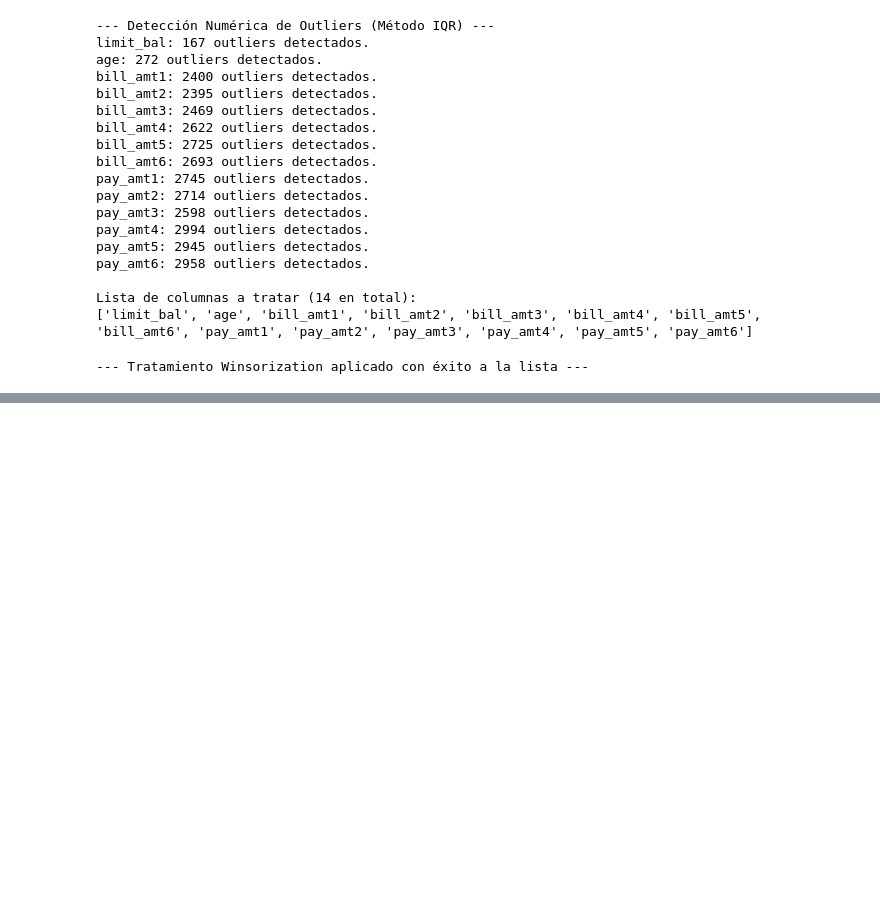
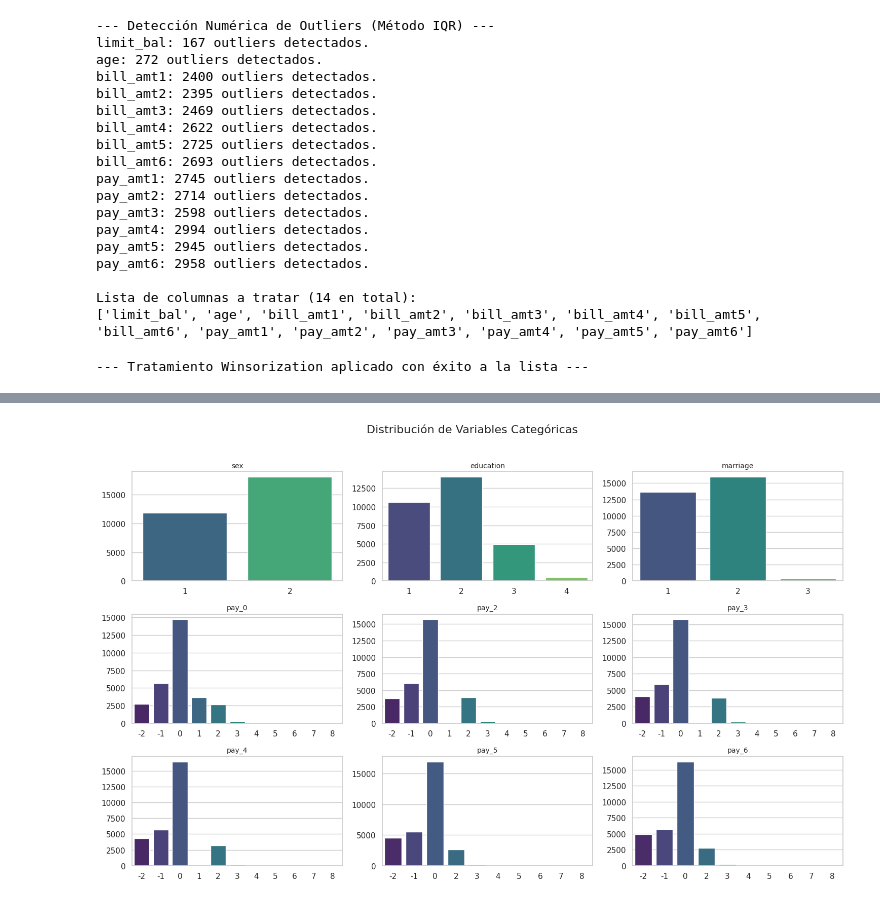
Before and after one commit to Emanuel-TC/preparacion_limpieza_datos, a Jupyter notebook: notebook_principal.ipynb, the cells around one changed output, grey strips where cells are left out. Saved outputs shown, nothing was run; the diff lists cells and outputs as text; code cells hidden in the pictures; blank space fills up the shorter version.

```diff
--- a/notebook_principal.ipynb
+++ b/notebook_principal.ipynb
@@ -312,0 +326,32 @@ print("\n--- Tratamiento Winsorization aplicado con éxito a la lista ---")
+# %%
+# 10. PLOT DISTRIBUTIONS
+
+# ==========================================
+# 1. DISTRIBUCIÓN DE VARIABLES CATEGÓRICAS
+# ==========================================
+# Incluimos sexo, educación, matrimonio y los historiales de estado de pago (pay_0 a pay_6)
+cat_cols = ['sex', 'education', 'marriage'] + [col for col in df.columns if col.startswith('pay_') and len(col) == 5]
+
+# Calculamos el tamaño de la cuadrícula (ej. 3x3 o 4x3)
+n_cat = len(cat_cols)
+cols_grid = 3
+rows_grid = math.ceil(n_cat / cols_grid)
+
+fig, axes = plt.subplots(nrows=rows_grid, ncols=cols_grid, figsize=(15, 3 * rows_grid))
+fig.suptitle('Distribución de Variables Categóricas', fontsize=16, y=1.02)
+axes = axes.flatten()
+
+for i, col in enumerate(cat_cols):
+    sns.countplot(data=df, x=col, ax=axes[i], palette='viridis')
+    axes[i].set_title(col, fontsize=10)
+    axes[i].set_ylabel('')
+    axes[i].set_xlabel('')
+
+# Ocultar subplots vacíos si los hay
+for j in range(i + 1, len(axes)):
+    fig.delaxes(axes[j])
+
+plt.tight_layout()
+plt.show()
+# %% [output]
+[figure, added]
```
Also changed, not shown: parts of 7 cells of this notebook.
